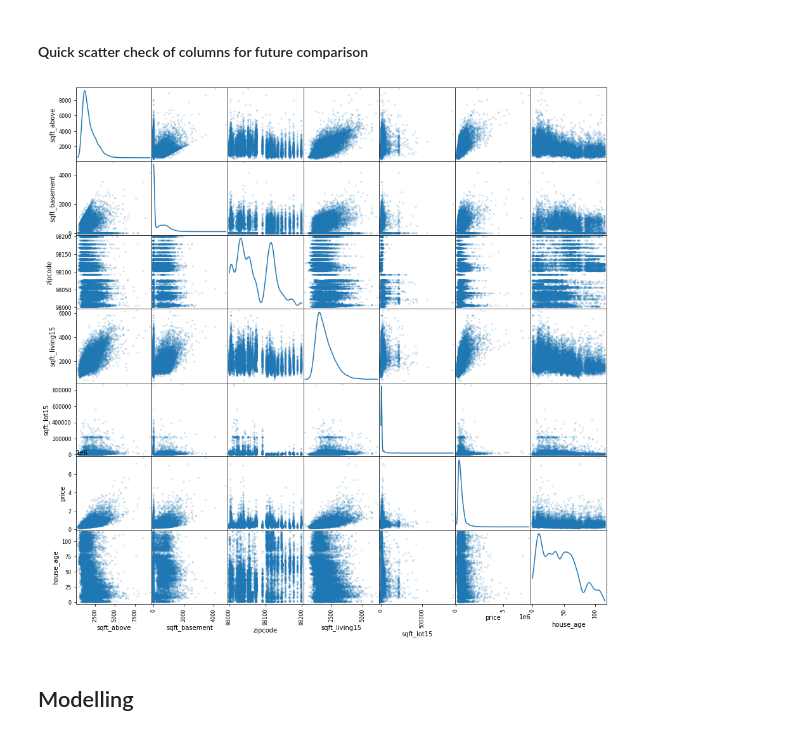
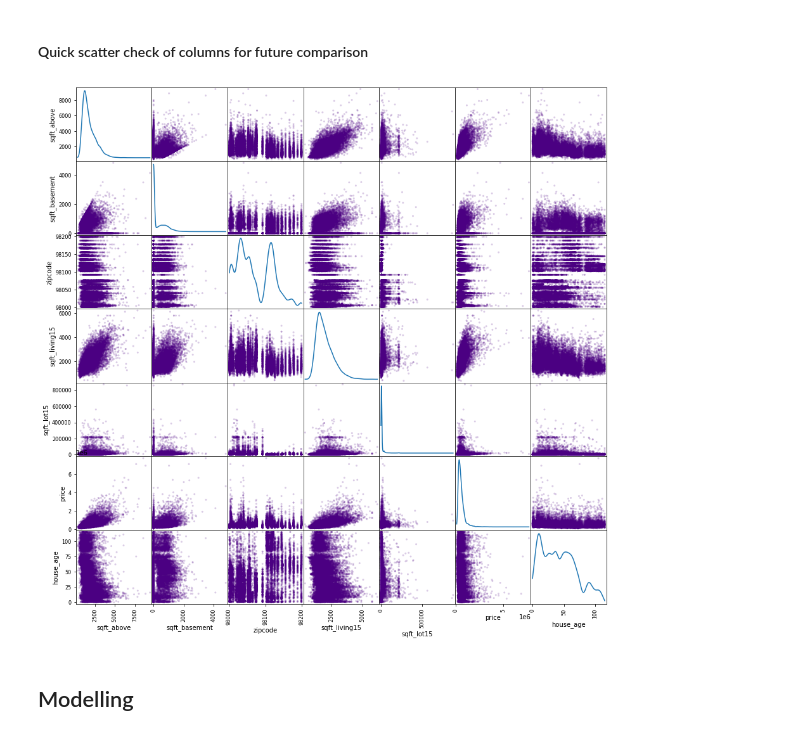
Before and after one commit to nomaditect/mid_bootcamp_project, a Jupyter notebook: code/Regression Project.ipynb, the cells around one changed output. Cells and saved outputs as stored; diff of their text form; code cells hidden in the pictures.

```diff
--- a/code/Regression Project.ipynb
+++ b/code/Regression Project.ipynb
@@ -417,6 +413,8 @@ We decided to turn some columns into categoricals to be able to manage them diff
 # %%
 # changing the selected columns to object type
-df[['bedrooms', 'bathrooms', 'floors', 'waterfront', 'view', 'condition', 'grade']] = df[['bedrooms', 'bathrooms', 'floors', 'waterfront', 'view', 'condition', 'grade']].astype(object)
+df[['bedrooms', 'bathrooms', 'floors', 'waterfront', 'view',
+    'condition', 'grade']] = df[['bedrooms', 'bathrooms', 'floors',
+                                 'waterfront', 'view', 'condition', 'grade']].astype(object)
 # %%
 # checking that the type change is done
 df.dtypes
@@ -458,9 +456,9 @@ High correlations between features: first model might not be as accurate, maybe
 #### Quick scatter check of columns for future comparison
 # %%
 from pandas.plotting import scatter_matrix
-scatter_matrix(df, alpha=0.2, figsize=(15,15), diagonal="kde");
+scatter_matrix(df, alpha=0.2, figsize=(15,15), diagonal="kde", color='indigo');
 # %% [output]
-[figure, old version]
+[figure, new version]
 # %%
 #copying and saving the cleaned dataframe to be able to use it later
 cleaneddf = df.copy()
```
Also changed, not shown: parts of 74 cells of this notebook.
